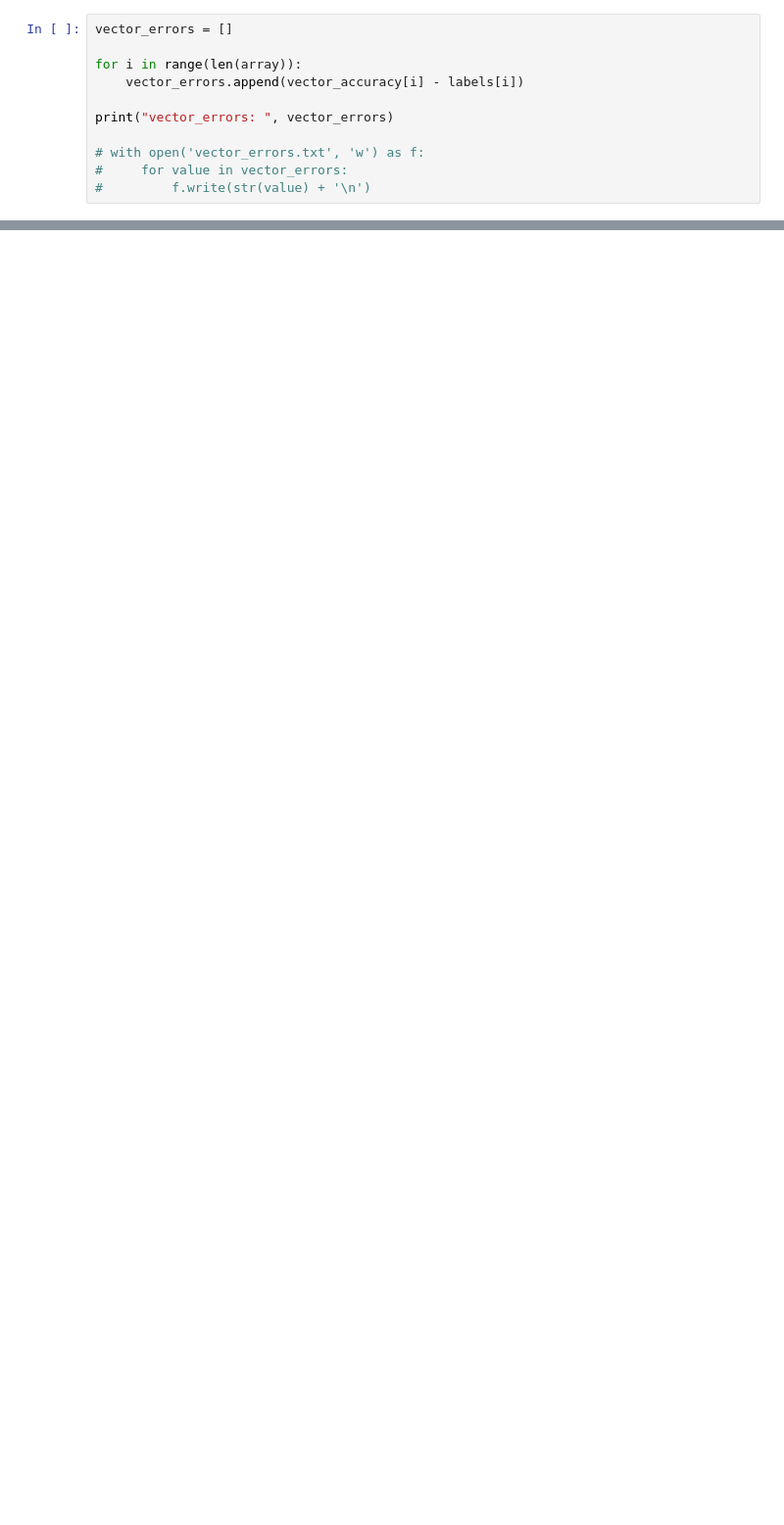
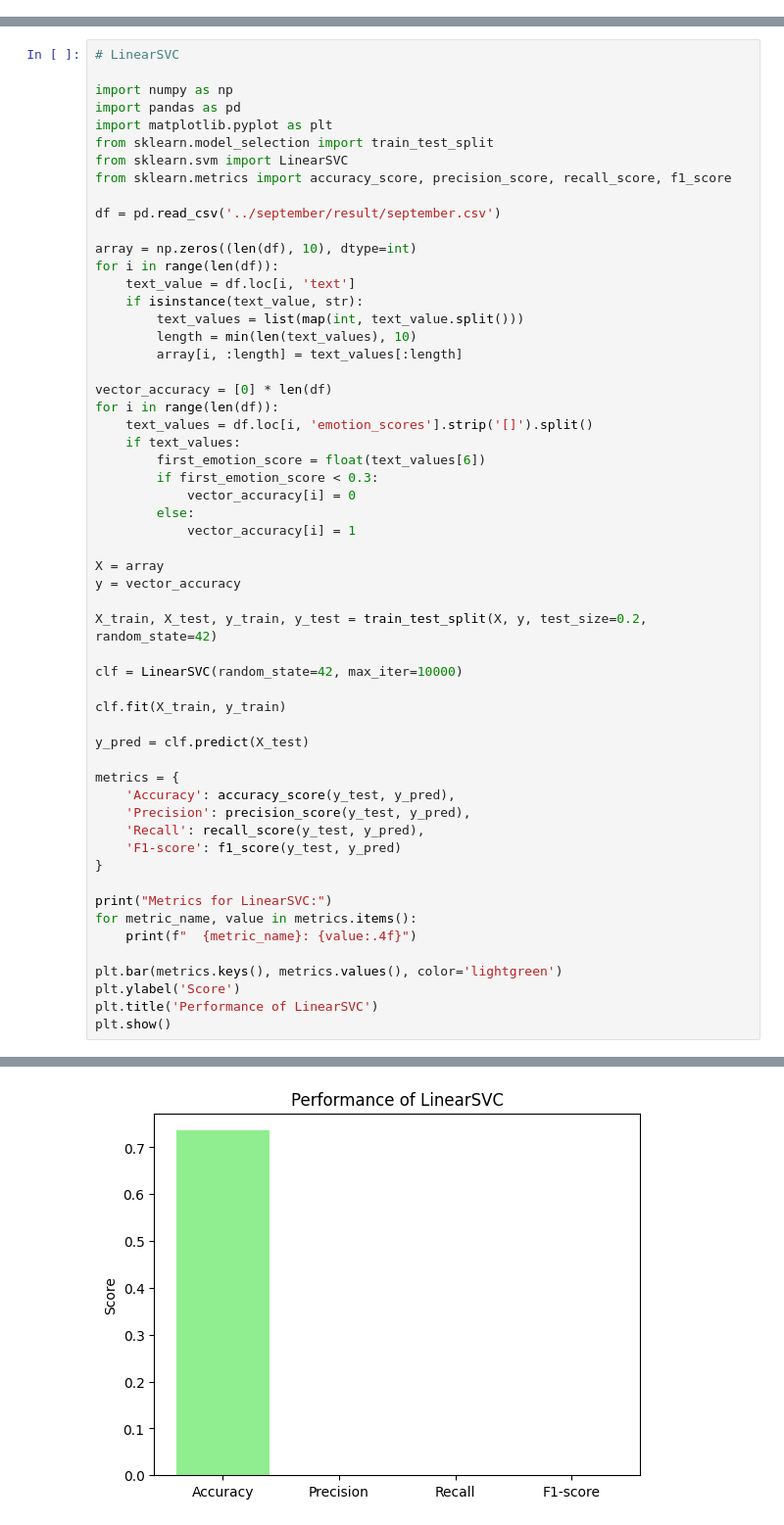
Before and after one commit to yokkochka/II_and_ML, a Jupyter notebook: october/october.ipynb, the cells around one changed output, grey strips where cells are left out. Shown: that part at 98% size. Cells and saved outputs as stored; diff of their text form; blank space fills up the shorter version.

```diff
--- a/october/october.ipynb
+++ b/october/october.ipynb
@@ -206,11 +0,0 @@ for nums in array:
-# %%
-vector_errors = []
-
-for i in range(len(array)):
-    vector_errors.append(vector_accuracy[i] - labels[i])
-
-print("vector_errors: ", vector_errors)
-
-# with open('vector_errors.txt', 'w') as f:
-#     for value in vector_errors:
-#         f.write(str(value) + '\n')
@@ -333,0 +73,57 @@ Fscore больше при линейной классификации.
+# %%
+# LinearSVC
+
+import numpy as np
+import pandas as pd
+import matplotlib.pyplot as plt
+from sklearn.model_selection import train_test_split
+from sklearn.svm import LinearSVC
+from sklearn.metrics import accuracy_score, precision_score, recall_score, f1_score
+
+df = pd.read_csv('../september/result/september.csv')
+
+array = np.zeros((len(df), 10), dtype=int)
+for i in range(len(df)):
+    text_value = df.loc[i, 'text']
+    if isinstance(text_value, str):
+        text_values = list(map(int, text_value.split()))
+        length = min(len(text_values), 10)
+        array[i, :length] = text_values[:length]
+
+vector_accuracy = [0] * len(df)
+for i in range(len(df)):
+    text_values = df.loc[i, 'emotion_scores'].strip('[]').split()
+    if text_values:
+        first_emotion_score = float(text_values[6])
+        if first_emotion_score < 0.3:
+            vector_accuracy[i] = 0
+        else:
+            vector_accuracy[i] = 1
+
+X = array
+y = vector_accuracy
+
+X_train, X_test, y_train, y_test = train_test_split(X, y, test_size=0.2, random_state=42)
+
+clf = LinearSVC(random_state=42, max_iter=10000)
+
+clf.fit(X_train, y_train)
+
+y_pred = clf.predict(X_test)
+
+metrics = {
+    'Accuracy': accuracy_score(y_test, y_pred),
+    'Precision': precision_score(y_test, y_pred),
+    'Recall': recall_score(y_test, y_pred),
+    'F1-score': f1_score(y_test, y_pred)
+}
+
+print("Metrics for LinearSVC:")
+for metric_name, value in metrics.items():
+    print(f"  {metric_name}: {value:.4f}")
+
+plt.bar(metrics.keys(), metrics.values(), color='lightgreen')
+plt.ylabel('Score')
+plt.title('Performance of LinearSVC')
+plt.show()
+# %% [output]
@@ -333,0 +135 @@ Fscore больше при линейной классификации.
+[figure, added]
```
Also changed, not shown: parts of 20 cells of this notebook, 9 other files.
